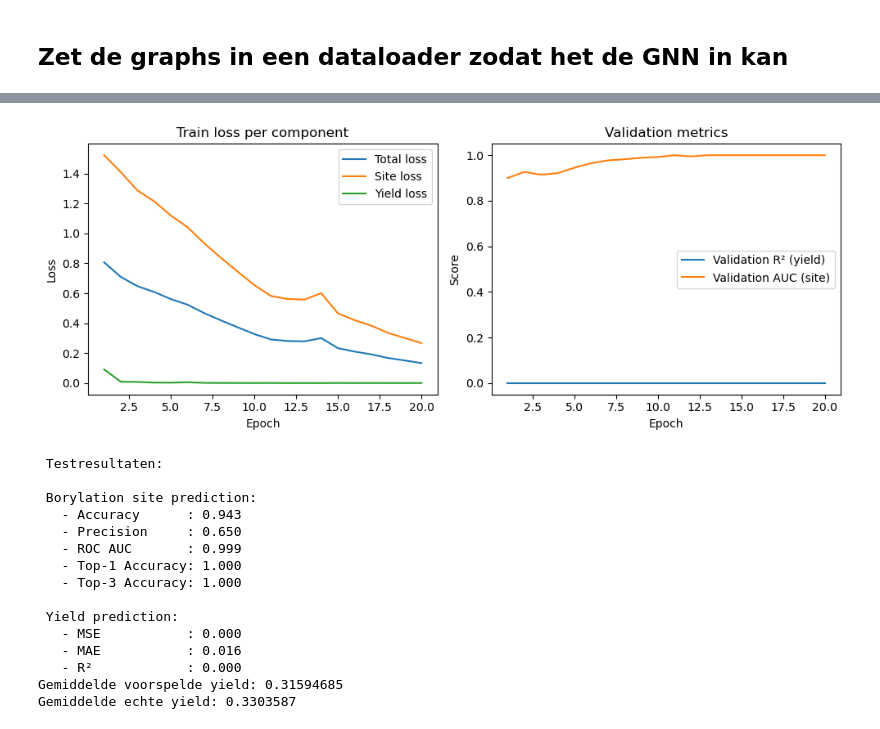
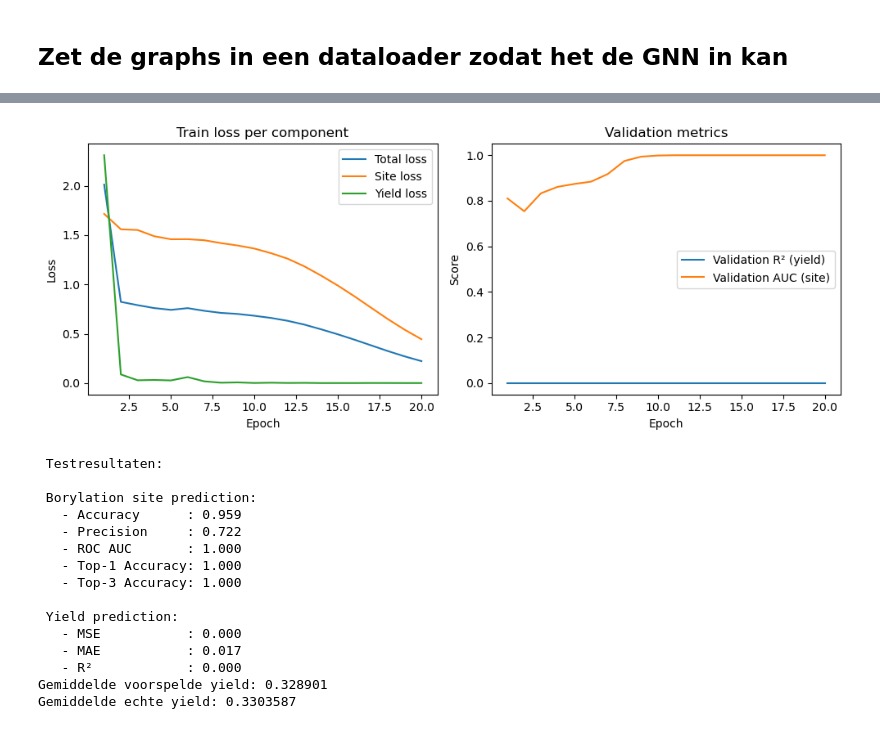
Before and after one commit to mrutjes/Team_1, a Jupyter notebook: GNN_nora.ipynb, the cells around one changed output, grey strips where cells are left out. Drawn from its saved outputs; the diff is of its cells as text; code cells hidden in the pictures.

```diff
--- a/GNN_nora.ipynb
+++ b/GNN_nora.ipynb
@@ -83,13 +83,13 @@ from torch_geometric.loader import DataLoader
 # Instellingen
 batch_size = 32
 num_epochs = 20
-learning_rate = 0.001
+learning_rate = 0.01
 device = torch.device("cuda" if torch.cuda.is_available() else "cpu")
 
 # Architecture MPNN
 node_in_feats=train_graphs[0].x.shape[1]                # Aantal input features per node
 edge_in_feats=train_graphs[0].edge_attr.shape[1]        # Aantal input features per edge
-hidden_feats=64                                         # Aantal verborgen features
+hidden_feats=9                                        # Aantal verborgen features
 num_step_message_passing=3                              # Aantal stappen voor message passing
 num_step_set2set=3                                      # Aantal stappen voor Set2Set
 num_layer_set2set=1                                     # Aantal lagen voor Set2Set
@@ -230,17 +230,17 @@ print("Gemiddelde echte yield:", y_true.mean())
 Evaluatie op testset na training:
-[figure, old version]
+[figure, new version]
  Testresultaten:
 
  Borylation site prediction:
-   - Accuracy      : 0.943
-   - Precision     : 0.650
-   - ROC AUC       : 0.999
+   - Accuracy      : 0.959
+   - Precision     : 0.722
+   - ROC AUC       : 1.000
    - Top-1 Accuracy: 1.000
    - Top-3 Accuracy: 1.000
 
  Yield prediction:
    - MSE           : 0.000
-   - MAE           : 0.016
+   - MAE           : 0.017
    - R²            : 0.000
-Gemiddelde voorspelde yield: 0.31594685
+Gemiddelde voorspelde yield: 0.328901
 Gemiddelde echte yield: 0.3303587
```
Also changed, not shown: parts of 1 cell of this notebook.
